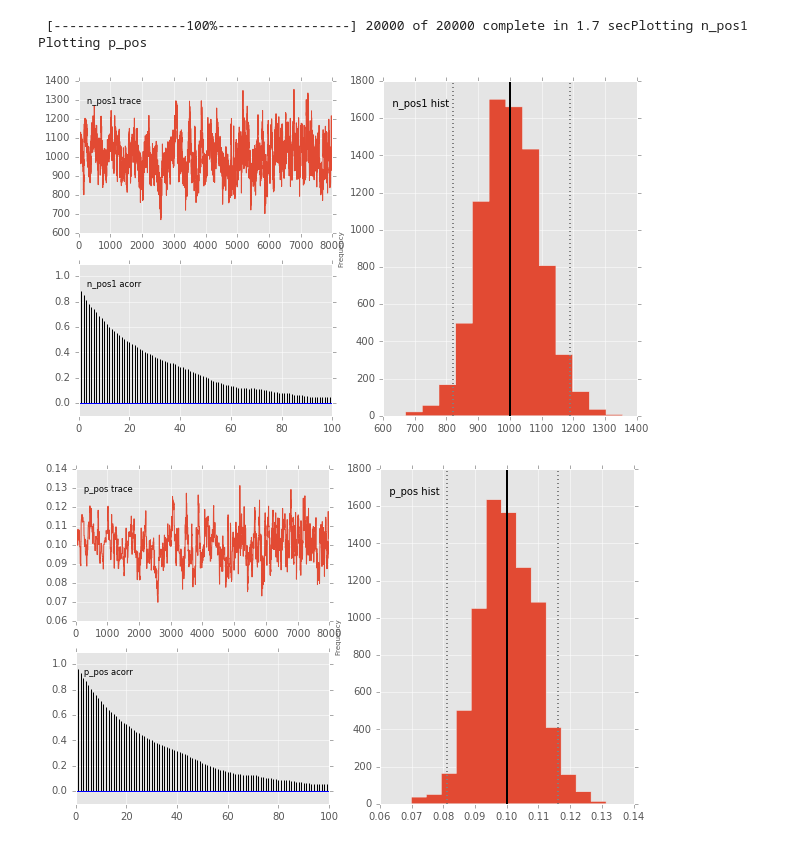
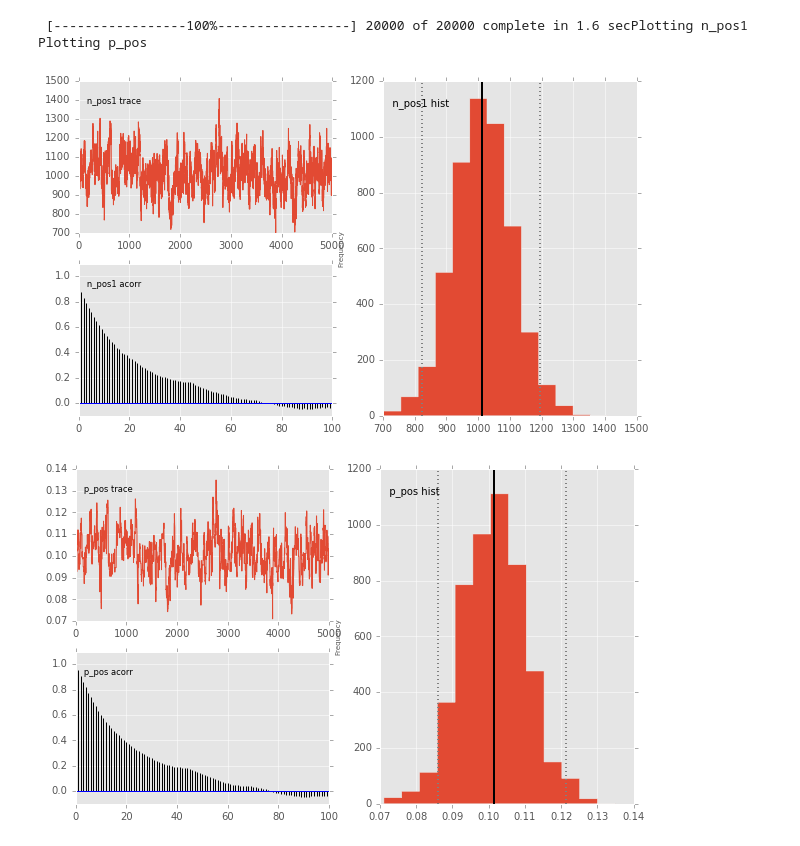
Before and after one commit to yama1968/Spikes, a Jupyter notebook: pymc/control_group_pymc.ipynb, the cells around one changed output. Cells and saved outputs as stored; diff of their text form; code cells hidden in the pictures.

```diff
--- a/pymc/control_group_pymc.ipynb
+++ b/pymc/control_group_pymc.ipynb
@@ -12,22 +14,23 @@ from pymc.Matplot import plot as mcplot
 # %%
 n0    =  1000
 pos0  =   100
 n1    = 10000
+pos1  =  5800
 
 p_p     = pm.Uniform("p_pos", 0., 1.)
 
 n_pos0  = pm.Binomial("n_pos0", n=n0, p=p_p, value=pos0, observed=True)
 n_pos1  = pm.Binomial("n_pos1", n=n1, p=p_p)
 
 mcmc = pm.MCMC([n_pos0, n_pos1, p_p])
-mcmc.sample(20000, 4000, thin=2)
+mcmc.sample(20000, 10000, thin=2)
 
 mcplot(mcmc)
 # %% [output]
- [-----------------100%-----------------] 20000 of 20000 complete in 1.7 secPlotting n_pos1
+ [-----------------100%-----------------] 20000 of 20000 complete in 1.6 secPlotting n_pos1
 Plotting p_pos
-[figure, old version]
+[figure, new version]
-[figure, old version]
+[figure, new version]
 # %%
 np.percentile(mcmc.trace("n_pos1")[:], [1, 5, 50, 95, 99])
 # %% [output]
```
Also changed, not shown: parts of 8 cells of this notebook, 4 other files.
